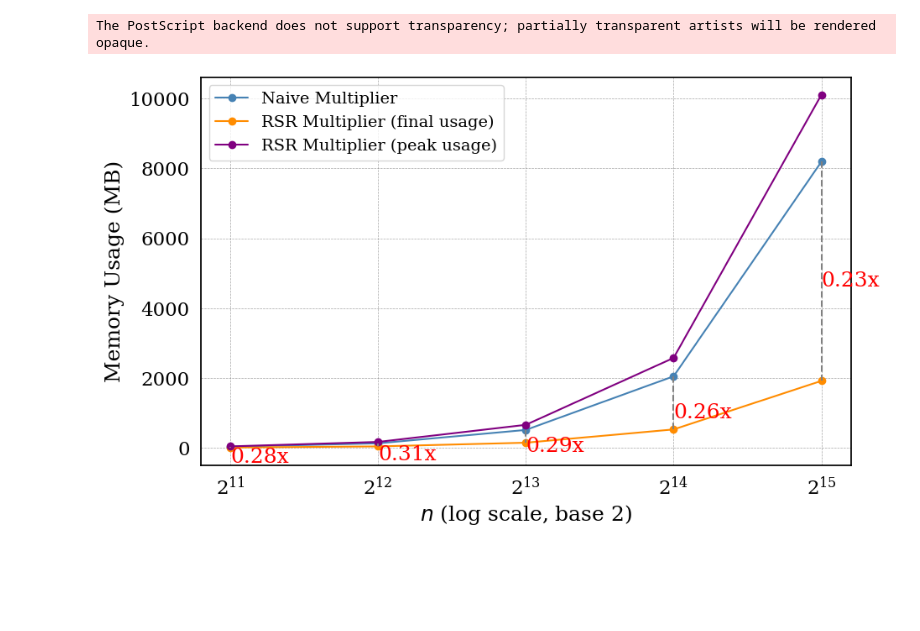
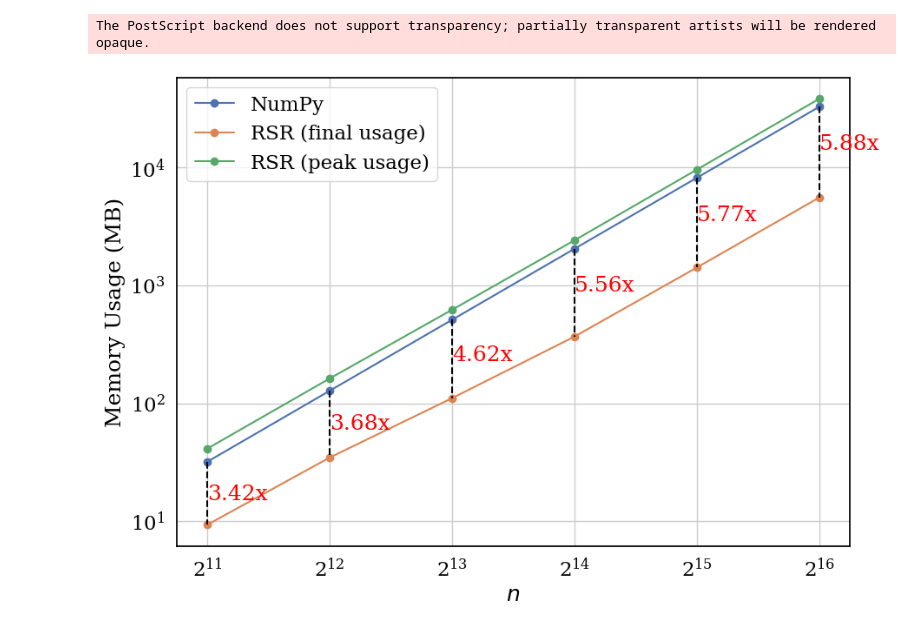
Before and after one commit to UIC-InDeXLab/RSR, a Jupyter notebook: Notebooks/memery_consumption.ipynb, the cells around one changed output. Drawn from its saved outputs; the diff is of its cells as text; code cells hidden in the pictures; blank space fills up the shorter version.

Commit message:
Add memory consumption figure

```diff
--- a/Notebooks/memery_consumption.ipynb
+++ b/Notebooks/memery_consumption.ipynb
@@ -60,3 +55,3 @@ rsr_memory_final = [9.01, 40.26, 146.04, 526.6, 1915.85]
 # %%
-rsr_memory_peak = [n + a for n,a in zip(naive_binary_memory, rsr_memory_final)]
+rsr_memory_peak = [n + a for n,a in zip(naive_binary_memory, rsr_binary_memory)]
 # %%
@@ -71,5 +72,5 @@ rsr_memory_final, naive_binary_memory
 # %%
-ratio = [r/n for r,n in zip(rsr_memory_final, naive_binary_memory)]
+ratio = [n/r for r,n in zip(rsr_binary_memory, naive_binary_memory)]
 # %%
 ratio
 # %% [output]
@@ -85,7 +87,7 @@ import matplotlib.pyplot as plt
 
 from matplotlib.ticker import LogLocator
 # %%
-binary_df = pd.DataFrame({"rsr_final": rsr_memory_final,"rsr_peak": rsr_memory_peak, "naive": naive_binary_memory, "ratio": ratio, "vector_lengths": n_s})
+binary_df = pd.DataFrame({"rsr_final": rsr_binary_memory,"rsr_peak": rsr_memory_peak, "naive": naive_binary_memory, "ratio": ratio, "vector_lengths": n_s})
 # %%
 def plot(df, filename: str):
     sns.set(font_scale=1.5)
@@ -106,19 +108,19 @@ def plot(df, filename: str):
     rsr_peak = df['rsr_peak']
     # Create the plot with improved aesthetics
     # plt.figure(figsize=(12, 6))
-    plt.figure(figsize=(10, 6))
+    plt.figure(figsize=(10, 7))
 
 
     # Plot times for NaiveMultiplier and RSRMultiplier
-    plt.plot(vector_lengths, naive_times, label='Naive Multiplier', marker='o', color='steelblue')
-    plt.plot(vector_lengths, rsr_current, label='RSR Multiplier (final usage)', marker='o', color='darkorange')
-    plt.plot(vector_lengths, rsr_peak, label='RSR Multiplier (peak usage)', marker='o', color='purple')
+    plt.plot(vector_lengths, naive_times, label='NumPy', marker='o')
+    plt.plot(vector_lengths, rsr_current, label='RSR (final usage)', marker='o')
+    plt.plot(vector_lengths, rsr_peak, label='RSR (peak usage)', marker='o')
 
 
     # Draw lines connecting Naive and RSR times for each vector length to show speedup visually
     for i in range(len(vector_lengths)):
         plt.plot([vector_lengths[i], vector_lengths[i]], [naive_times[i], rsr_current[i]],
-                color='gray', linestyle='--')
+                color='black', linestyle='--')
 
     # Label the points with the speedup factor
     for i, length in enumerate(vector_lengths):
@@ -127,22 +129,21 @@ def plot(df, filename: str):
 
     # Configure the plot aesthetics
     plt.xscale('log', base=2)
-    # plt.yscale('log', base=2)
+    plt.yscale('log', base=10)
 
-    plt.xlabel('$n$ (log scale, base 2)')
+    plt.xlabel('$n$')
     plt.ylabel('Memory Usage (MB)')
     # plt.title('Comparison of Naive and RSR Multiplication Methods', fontsize=18, pad=20)
-    plt.legend(fontsize=14)
+    plt.legend()
 
     # Configure x-axis ticks for log base 2 and a clean grid
     plt.gca().xaxis.set_major_locator(LogLocator(base=2))
-    plt.grid(True, which="both", ls="--", lw=0.5, color='gray', alpha=0.7)
 
     # Save as EPS and display
     plt.savefig(f"{filename}.eps", format='eps', bbox_inches='tight')
     plt.show()
 # %%
-plot(binary_df, "memory_binary")
+plot(binary_df, "figures/memory_binary")
 # %% [output]
 The PostScript backend does not support transparency; partially transparent artists will be rendered opaque.
-[figure, old version]
+[figure, new version]
```
Also changed, not shown: parts of 9 cells of this notebook, 8 other files.
